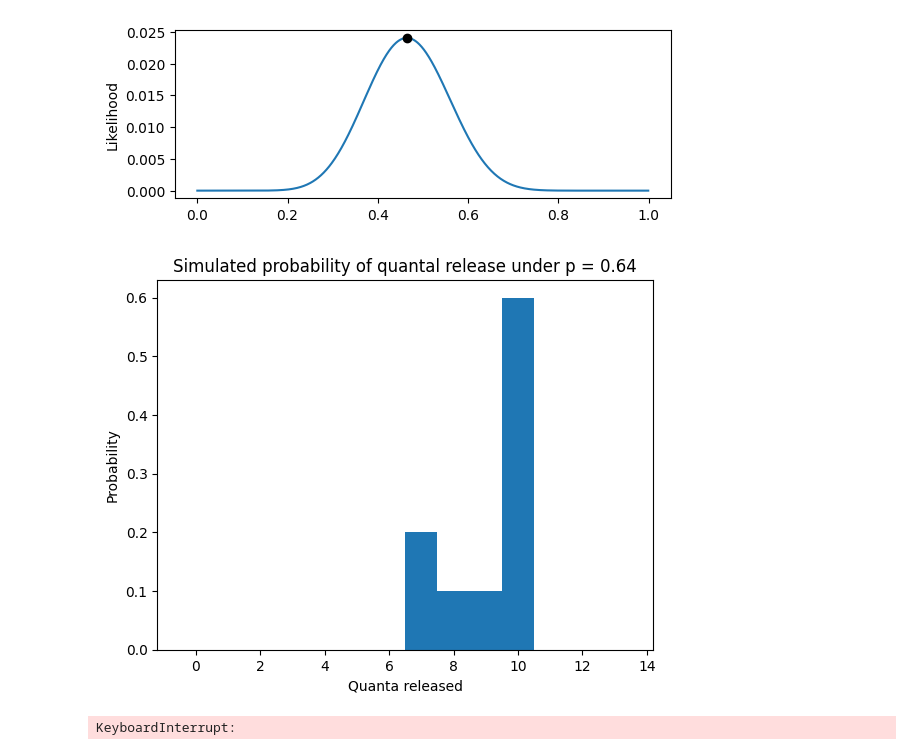
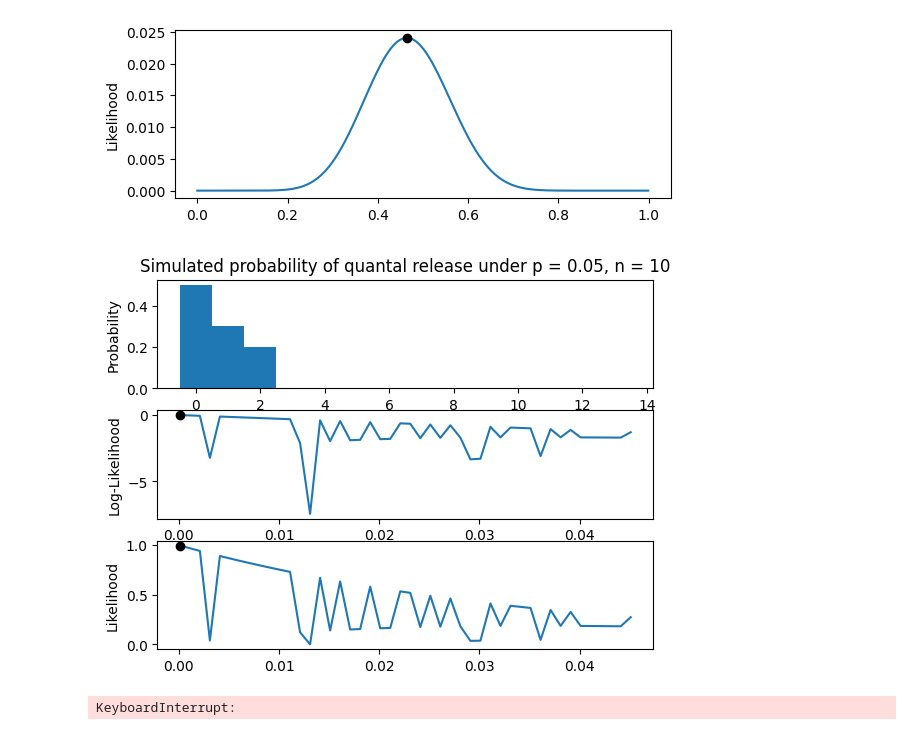
Before and after one commit to megardn/QNC, a Jupyter notebook: BinomialExercises.ipynb, the cells around one changed output. Cells and saved outputs as stored; diff of their text form; code cells hidden in the pictures.

```diff
--- a/BinomialExercises.ipynb
+++ b/BinomialExercises.ipynb
@@ -141,21 +141,47 @@ plt.show()
 # %%
 #and increase the sample size - switch from theoretical to simulated distributions
 samp_range = range(10, 100, 10)
 p = np.arange(0.001, 0.99, 0.1)
+dict_log = {} #dictionary to store p and total log likelihood
+dict_total = {} #dictionary to store p and total likelihood
 for sample in samp_range:
     for p in p_range:
-        counts = binom.rvs(n_e2,p,size=sample)
+        counts = binom.rvs(n_e2,p,size=sample) #sim counts
+
+        #total probability of 8 & 5 released
+        probs = binom.pmf(counts, n_e2, p) #get probabilites from simulated counts
+        total_lik = (probs[8]) * (probs[5])
+        dict_total[p]=total_lik
+
+        #log prob 8 & 5 released
+        total_log_lik = np.log(probs[8]) + np.log(probs[5])
+        dict_log[p] = float(total_log_lik)
 
         # Plot normalized histogram of simulated counts
+        plt.subplot(311)
         plt.hist(counts, np.arange(-0.5, n_e2+0.5, 1), density=True)
         plt.title(f'Simulated probability of quantal release under p = {round(p, 2)}, n = {sample}')
         plt.xlabel('Quanta released')
         plt.ylabel('Probability')
 
+        # plot log likelihood
+        plt.subplot(312)
+        plt.ylabel('Log-Likelihood')
+        plt.plot(*zip(*sorted(dict_log.items())))
+        max_log_p = max(dict_log, key=dict_log.get)
+        plt.plot(max_log_p, dict_log[max_log_p], 'ko') #x=most likely p val, y=maxlog-likelihood
+
+        #plot likelihood
+        plt.subplot(313)
+        plt.ylabel('Likelihood')
+        plt.plot(*zip(*sorted(dict_total.items())))
+        max_p = max(dict_total, key=dict_total.get)
+        plt.plot(max_p, dict_total[max_p], 'ko')
+
         # wait before next plot
         plt.show()
         time.sleep(0.5)
         clear_output(wait=True)
 # %% [output]
-[figure, old version]
+[figure, new version]
 KeyboardInterrupt:
```
Also changed, not shown: parts of 4 cells of this notebook.
